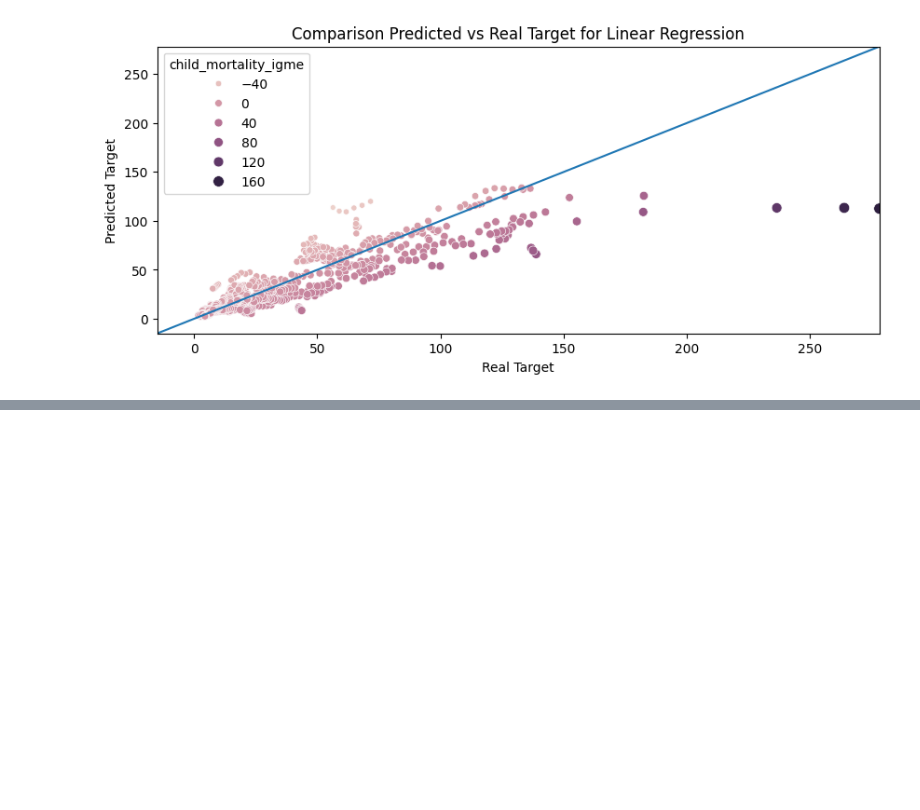
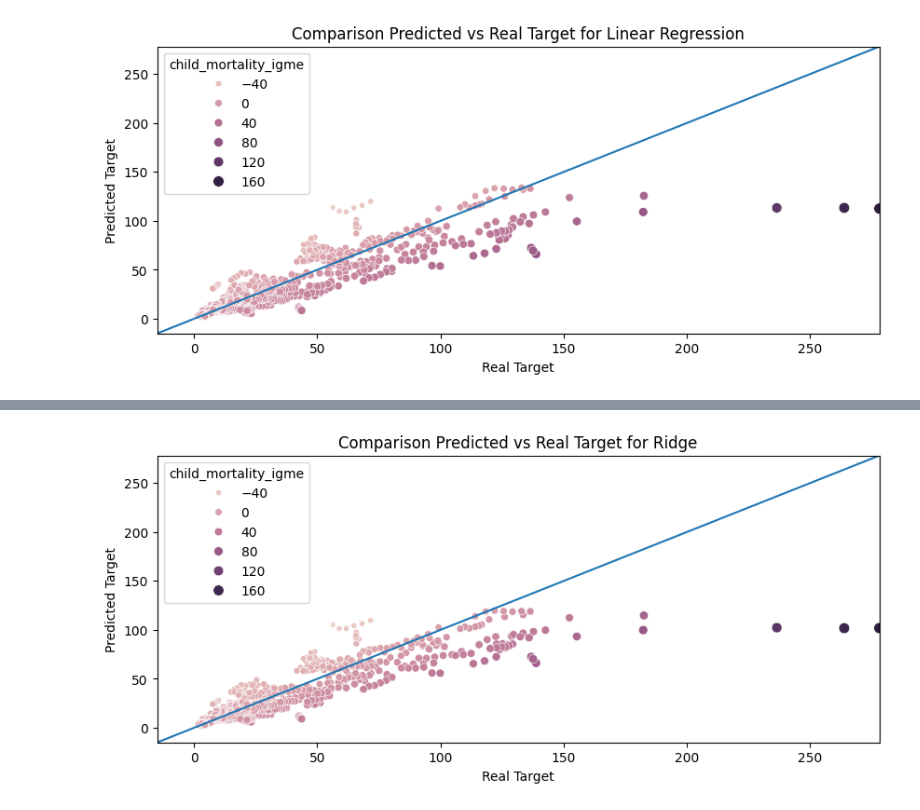
Before and after one commit to HamzahFayad/master_thesis_child_mortality, a Jupyter notebook: 01_notebooks/4_model_training.ipynb, the cells around one changed output, grey strips where cells are left out. Cells and saved outputs as stored; diff of their text form; code cells hidden in the pictures; blank space fills up the shorter version.

```diff
--- a/01_notebooks/4_model_training.ipynb
+++ b/01_notebooks/4_model_training.ipynb
@@ -240,0 +325,7 @@ actual_vs_predicted(y_train, lr_y_predicts, lr_residuals, "Linear Regression")
+# %%
+# -------------------------------------------------
+# SCATTER PREDICED VS REAL FOR RIDGE
+#--------------------------------------------------
+actual_vs_predicted(y_train, ridge_y_predicts, ridge_residuals, "Ridge")
+# %% [output]
+[figure, added]
```
Also changed, not shown: parts of 16 cells of this notebook.
